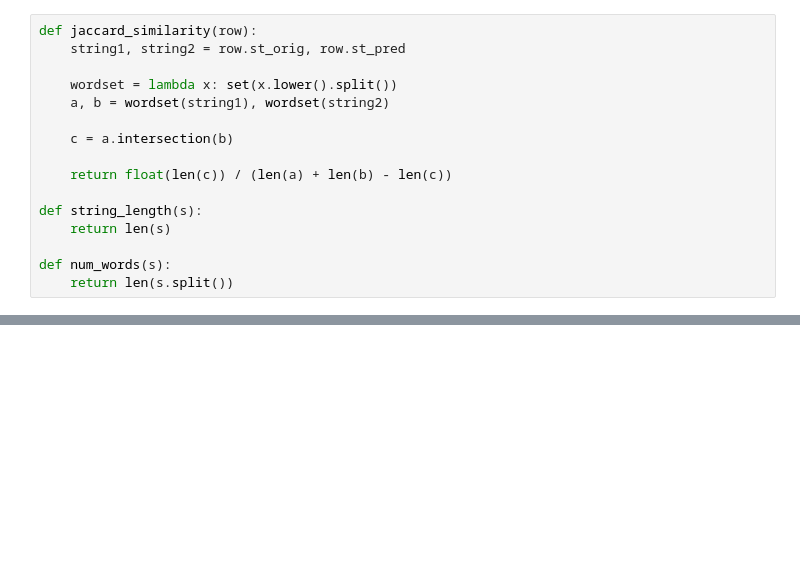
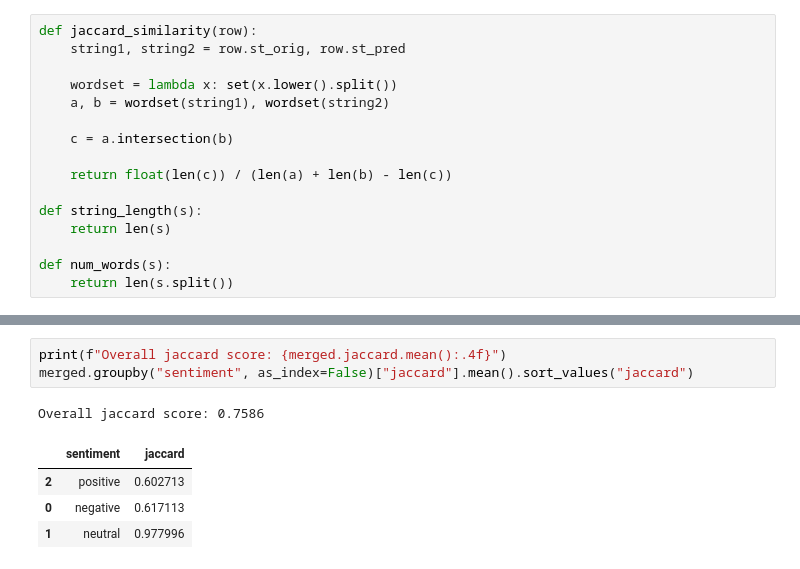
Before and after one commit to meetashok/kaggle, a Jupyter notebook: tweet-sentiment-extraction/notebooks/04-train-analysis.ipynb, the cells around one changed output, grey strips where cells are left out. Cells and saved outputs as stored; diff of their text form; blank space fills up the shorter version.

```diff
--- a/tweet-sentiment-extraction/notebooks/04-train-analysis.ipynb
+++ b/tweet-sentiment-extraction/notebooks/04-train-analysis.ipynb
@@ -39,0 +60,9 @@ merged.to_csv("train_merged.csv", index=False)
+# %%
+print(f"Overall jaccard score: {merged.jaccard.mean():.4f}")
+merged.groupby("sentiment", as_index=False)["jaccard"].mean().sort_values("jaccard")
+# %% [output]
+Overall jaccard score: 0.7586
+|  | sentiment | jaccard |
+| 2 | positive | 0.602713 |
+| 0 | negative | 0.617113 |
+| 1 | neutral | 0.977996 |
```
Also changed, not shown: parts of 9 cells of this notebook, 6 other files.
